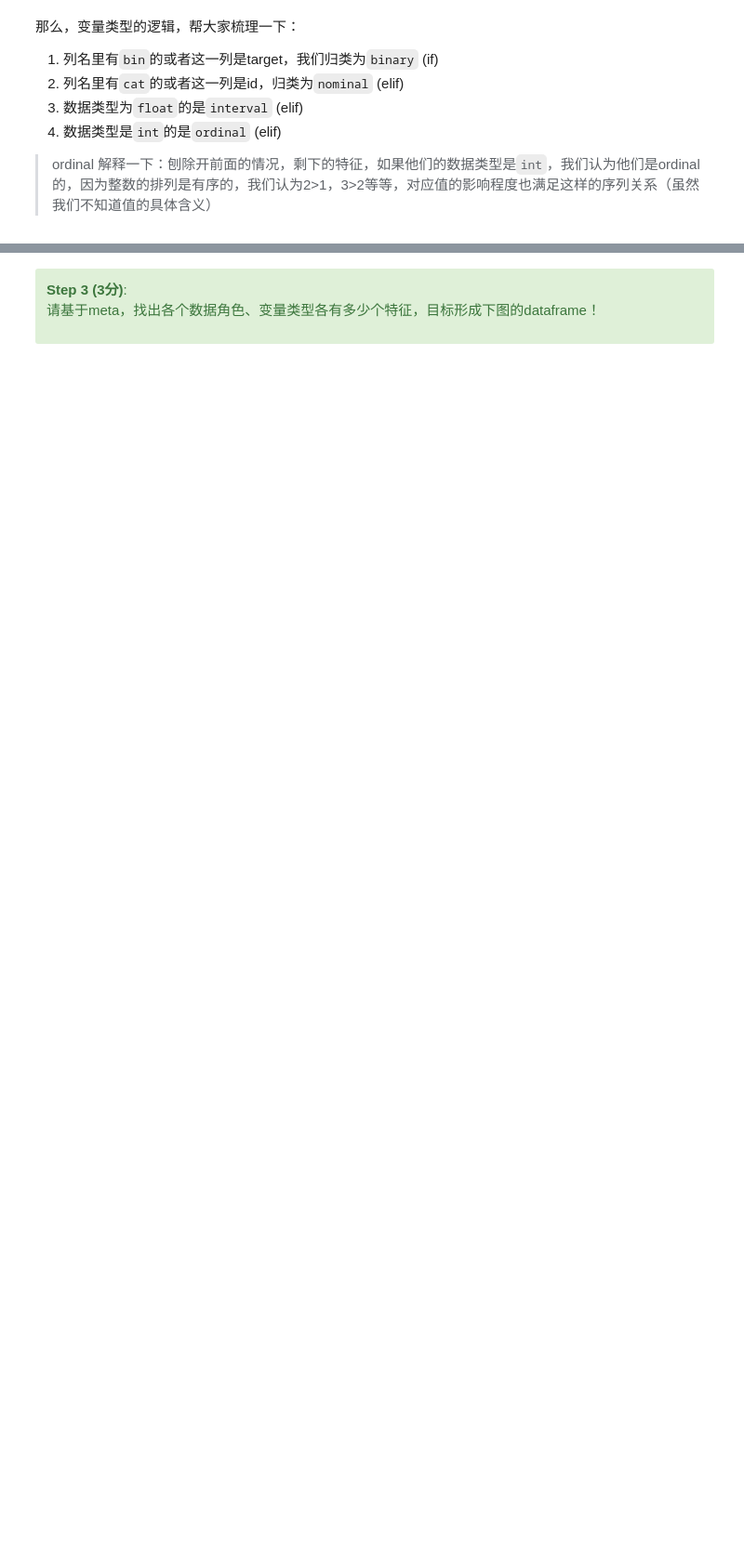
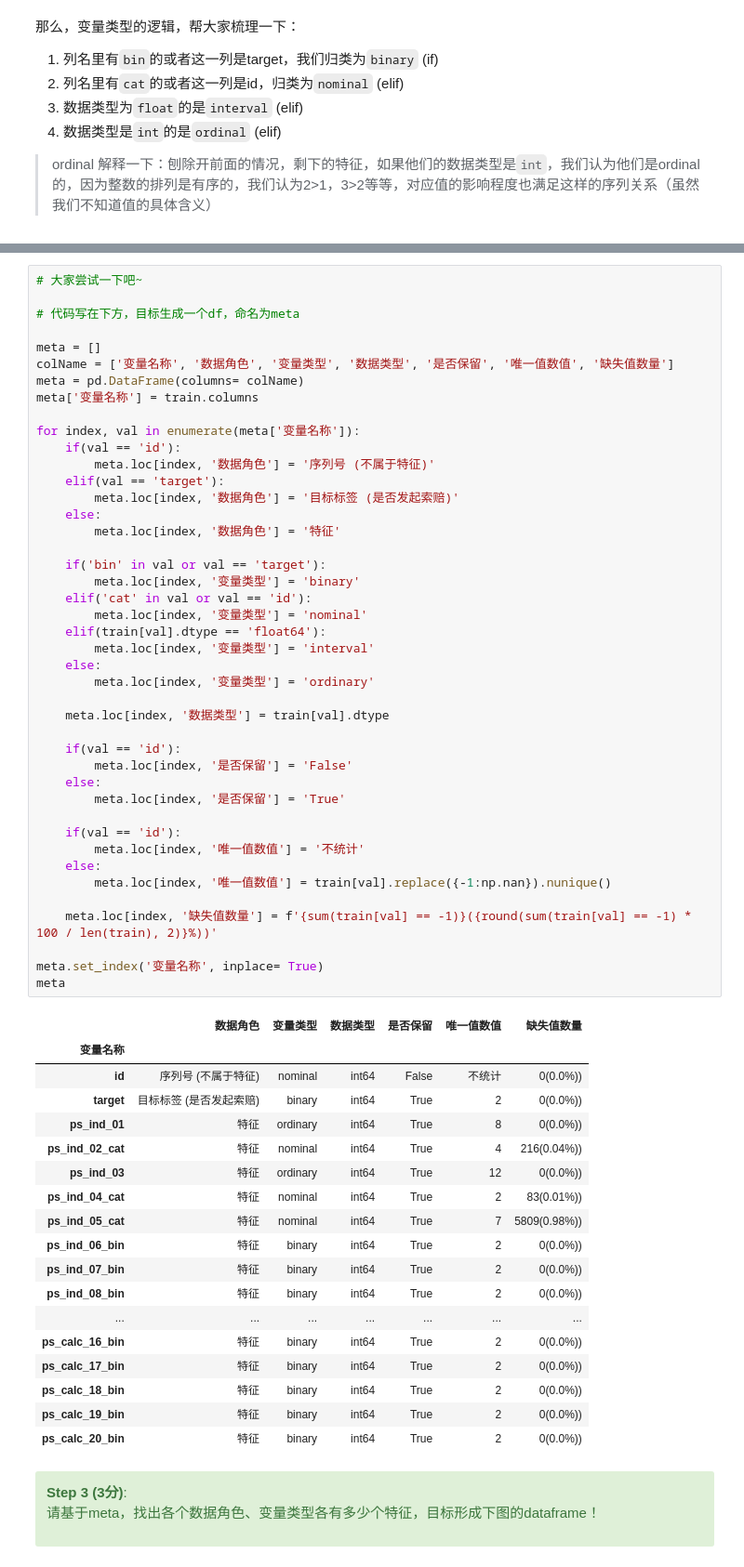
Before and after one commit to lydia0423/Kaggle, a Jupyter notebook: Kaggle 1/第二阶段_元数据/Phase2_metadata.ipynb, the cells around one changed output, grey strips where cells are left out. Shown: that part at 93% size. Drawn from its saved outputs; the diff is of its cells as text; blank space fills up the shorter version.

```diff
--- a/Kaggle 1/第二阶段_元数据/Phase2_metadata.ipynb
+++ b/Kaggle 1/第二阶段_元数据/Phase2_metadata.ipynb
@@ -350,3 +396,65 @@ train = pd.read_csv('./data/train.csv')
+# %%
+# 大家尝试一下吧~
+
+# 代码写在下方，目标生成一个df，命名为meta
+
+meta = []
+colName = ['变量名称', '数据角色', '变量类型', '数据类型', '是否保留', '唯一值数值', '缺失值数量']
+meta = pd.DataFrame(columns= colName)
+meta['变量名称'] = train.columns
+
+for index, val in enumerate(meta['变量名称']):
+    if(val == 'id'):
+        meta.loc[index, '数据角色'] = '序列号 (不属于特征)'
+    elif(val == 'target'):
+        meta.loc[index, '数据角色'] = '目标标签 (是否发起索赔)'
+    else:
+        meta.loc[index, '数据角色'] = '特征'
+
+    if('bin' in val or val == 'target'):
+        meta.loc[index, '变量类型'] = 'binary'
+    elif('cat' in val or val == 'id'):
+        meta.loc[index, '变量类型'] = 'nominal'
+    elif(train[val].dtype == 'float64'):
+        meta.loc[index, '变量类型'] = 'interval'
+    else:
+        meta.loc[index, '变量类型'] = 'ordinary'
+
+    meta.loc[index, '数据类型'] = train[val].dtype
+
+    if(val == 'id'):
+        meta.loc[index, '是否保留'] = 'False'
+    else:
+        meta.loc[index, '是否保留'] = 'True'
+
+    if(val == 'id'):
+        meta.loc[index, '唯一值数值'] = '不统计'
+    else:
+        meta.loc[index, '唯一值数值'] = train[val].replace({-1:np.nan}).nunique()
+
+    meta.loc[index, '缺失值数量'] = f'{sum(train[val] == -1)}({round(sum(train[val] == -1) * 100 / len(train), 2)}%))'
+
+meta.set_index('变量名称', inplace= True)
+meta
+# %% [output]
+|  | 数据角色 | 变量类型 | 数据类型 | 是否保留 | 唯一值数值 | 缺失值数量 |
+| 变量名称 |  |  |  |  |  |  |
+| id | 序列号 (不属于特征) | nominal | int64 | False | 不统计 | 0(0.0%)) |
+| target | 目标标签 (是否发起索赔) | binary | int64 | True | 2 | 0(0.0%)) |
+| ps_ind_01 | 特征 | ordinary | int64 | True | 8 | 0(0.0%)) |
+| ps_ind_02_cat | 特征 | nominal | int64 | True | 4 | 216(0.04%)) |
+| ps_ind_03 | 特征 | ordinary | int64 | True | 12 | 0(0.0%)) |
+| ps_ind_04_cat | 特征 | nominal | int64 | True | 2 | 83(0.01%)) |
+| ps_ind_05_cat | 特征 | nominal | int64 | True | 7 | 5809(0.98%)) |
+| ps_ind_06_bin | 特征 | binary | int64 | True | 2 | 0(0.0%)) |
+| ps_ind_07_bin | 特征 | binary | int64 | True | 2 | 0(0.0%)) |
+| ps_ind_08_bin | 特征 | binary | int64 | True | 2 | 0(0.0%)) |
+| ... | ... | ... | ... | ... | ... | ... |
+| ps_calc_16_bin | 特征 | binary | int64 | True | 2 | 0(0.0%)) |
+| ps_calc_17_bin | 特征 | binary | int64 | True | 2 | 0(0.0%)) |
+| ps_calc_18_bin | 特征 | binary | int64 | True | 2 | 0(0.0%)) |
+| ps_calc_19_bin | 特征 | binary | int64 | True | 2 | 0(0.0%)) |
+| ps_calc_20_bin | 特征 | binary | int64 | True | 2 | 0(0.0%)) |
 # %% [markdown]
 <div class="alert alert-block alert-success"><b>Step 3 (3分)</b>:
 
```
Also changed, not shown: parts of 15 cells of this notebook, 10 other files.
